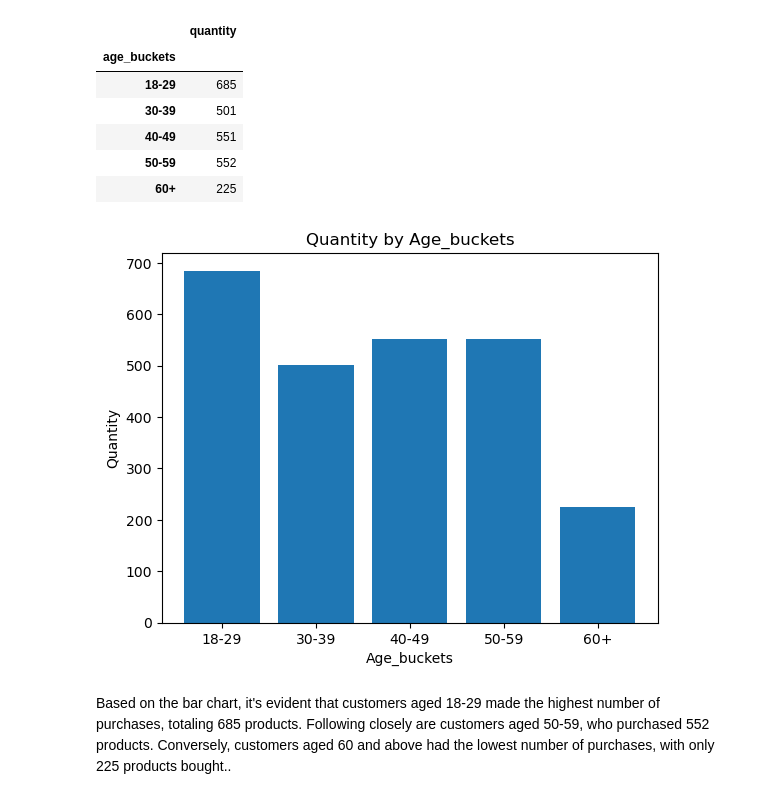
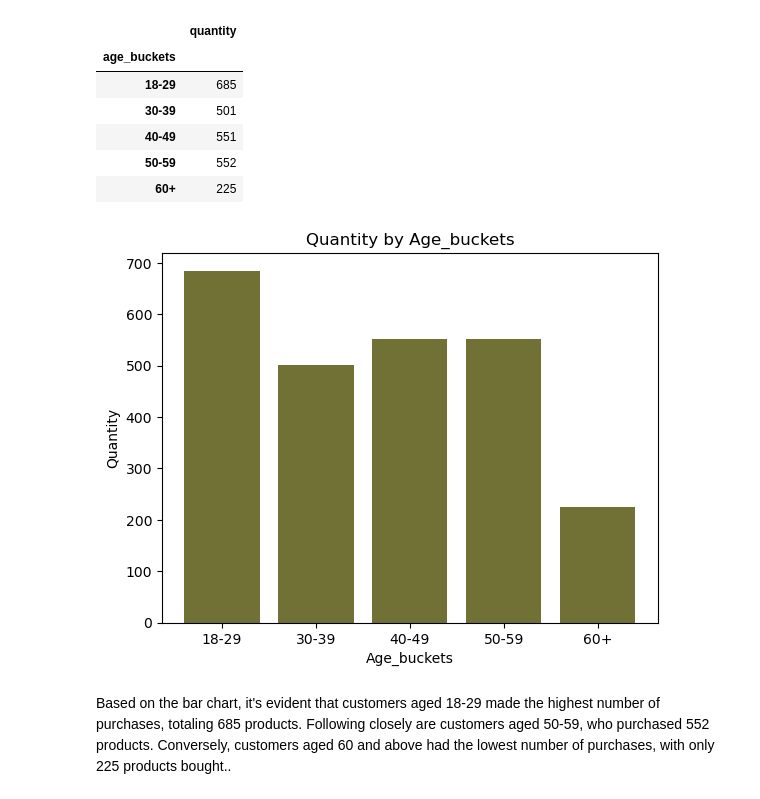
Before and after one commit to Diana-Injelwa/Exploratory-Data-Analysis-on-Retail-Sales, a Jupyter notebook: retail_sales_EDA.ipynb, the cells around one changed output. Saved outputs shown, nothing was run; the diff lists cells and outputs as text; code cells hidden in the pictures.

```diff
--- a/retail_sales_EDA.ipynb
+++ b/retail_sales_EDA.ipynb
@@ -190,23 +181,23 @@ quantity_by_age
 # %%
 age_groups = quantity_by_age.index
 quantity = quantity_by_age['quantity']
 
 # Creat an array of evenly spaced values to represent the positions of the bars on the x-axis
 xpos = np.arange(len(age_groups))
 
 # Plot a bar chart
-plt.bar(xpos, quantity)
+plt.bar(xpos, quantity, color='#717035')
 
 # Setting the parameters i.e. x & y labels, title and xticks
 plt.xticks(xpos, age_groups)
 plt.xlabel('Age_buckets')
 plt.ylabel('Quantity')
 plt.title('Quantity by Age_buckets')
 
 
 plt.show()
 # %% [output]
-[figure, old version]
+[figure, new version]
 # %% [markdown]
 Based on the bar chart, it's evident that customers aged 18-29 made the highest number of purchases, totaling 685 products. Following closely are customers aged 50-59, who purchased 552 products. Conversely, customers aged 60 and above had the lowest number of purchases, with only 225 products bought..
 # %%
```
Also changed, not shown: parts of 15 cells of this notebook.
